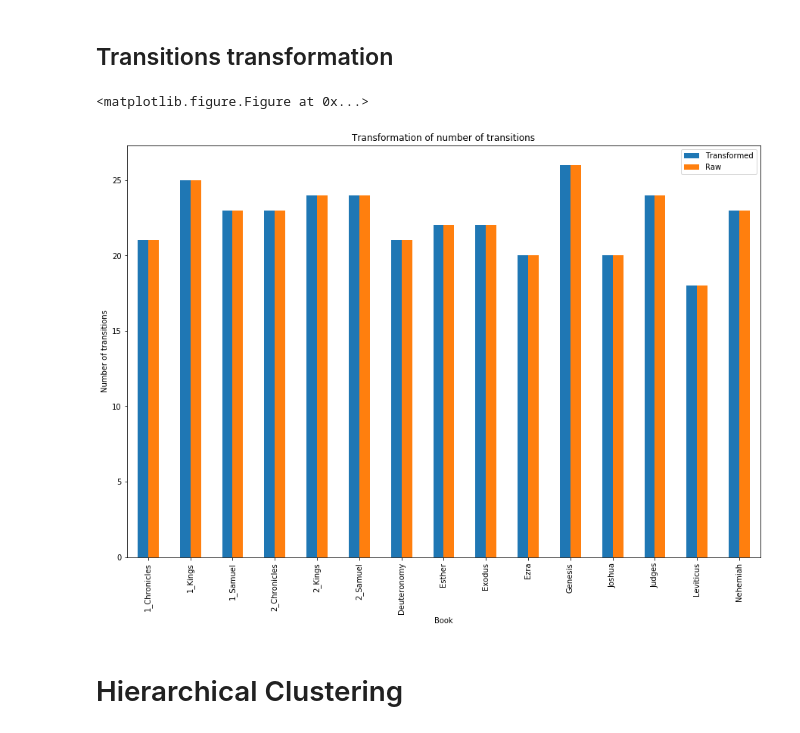
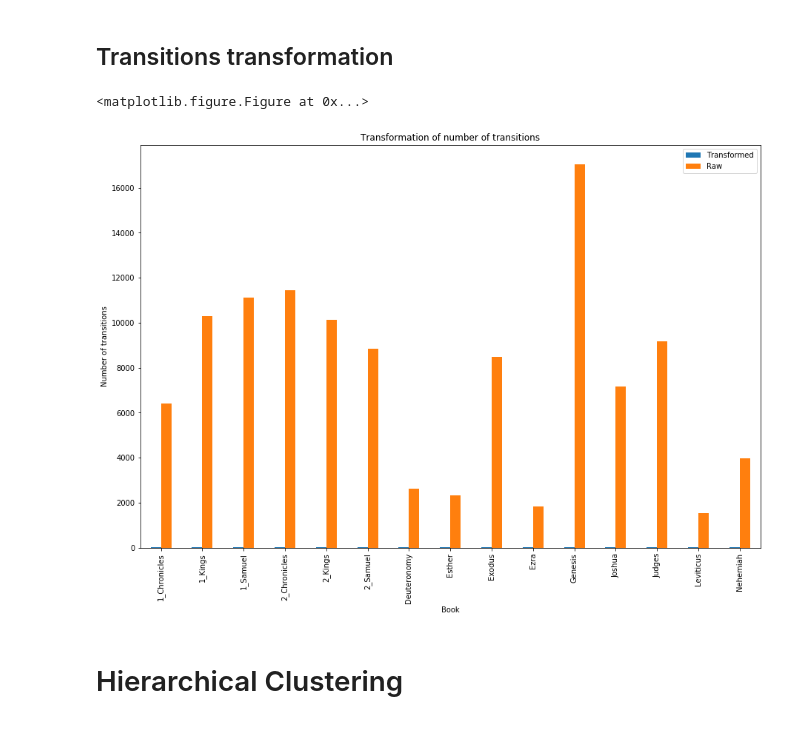
Before and after one commit to ETCBC/Probabilistic_Language_Change, a Jupyter notebook: etienne_NB/Testing Etienne.ipynb, the cells around one changed output. Drawn from its saved outputs; the diff is of its cells as text; code cells hidden in the pictures.

```diff
--- a/etienne_NB/Testing Etienne.ipynb
+++ b/etienne_NB/Testing Etienne.ipynb
@@ -66,11 +67,11 @@ data_trans["phrase_functions"]["N"].head()
 ## Transitions transformation
 # %%
 sums_Trans = data_trans["phrase_functions"]["N"].sum()
-sums_raw = data_trans["phrase_functions"]["N"].sum()
+sums_raw = data_raw["phrase_functions"]["N"].sum()
 raw_transPictures(sums_Trans,sums_raw)
 # %% [output]
 <matplotlib.figure.Figure at 0x...>
-[figure, old version]
+[figure, new version]
 # %% [markdown]
 # Hierarchical Clustering
 # %% [markdown]
```
Also changed, not shown: parts of 1 cell of this notebook, 1 other file.
